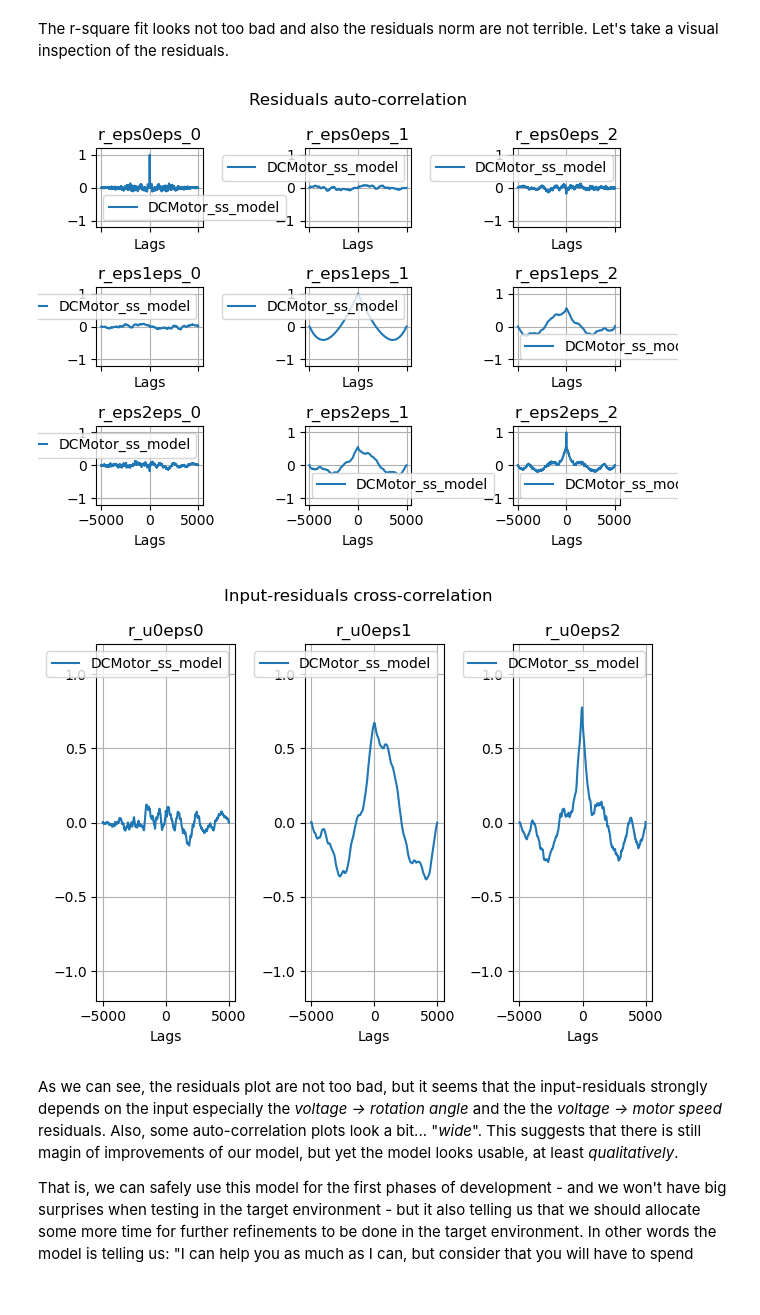
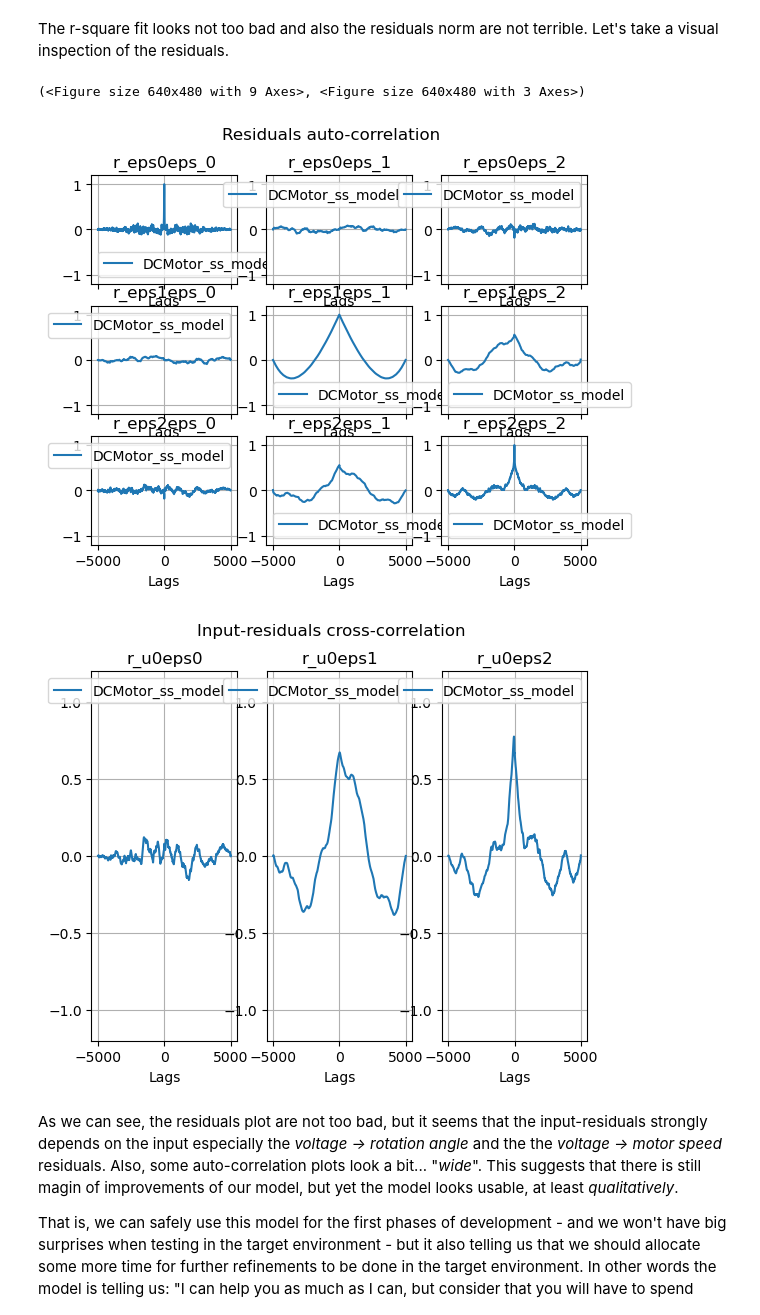
Before and after one commit to VolvoGroup/dymoval, a Jupyter notebook: scripts/tutorial.ipynb, the cells around one changed output. Cells and saved outputs as stored; diff of their text form; code cells hidden in the pictures.

```diff
--- a/scripts/tutorial.ipynb
+++ b/scripts/tutorial.ipynb
@@ -243,10 +261,11 @@ vs.validation_results
 The r-square fit looks not too bad and also the residuals norm are not terrible.
 Let's take a visual inspection of the residuals.
 # %%
-_ = vs.plot_residuals()
+vs.plot_residuals(layout="none")
 # %% [output]
+(<Figure size 640x480 with 9 Axes>, <Figure size 640x480 with 3 Axes>)
-[figure, old version]
+[figure, new version]
-[figure, old version]
+[figure, new version]
 # %% [markdown]
 As we can see, the residuals plot are not too bad, but it seems that the input-residuals strongly depends on the input especially the *voltage -> rotation angle* and the the *voltage -> motor speed* residuals.
 Also, some auto-correlation plots look a bit... "*wide*".
```
Also changed, not shown: parts of 21 cells of this notebook, 10 other files.
